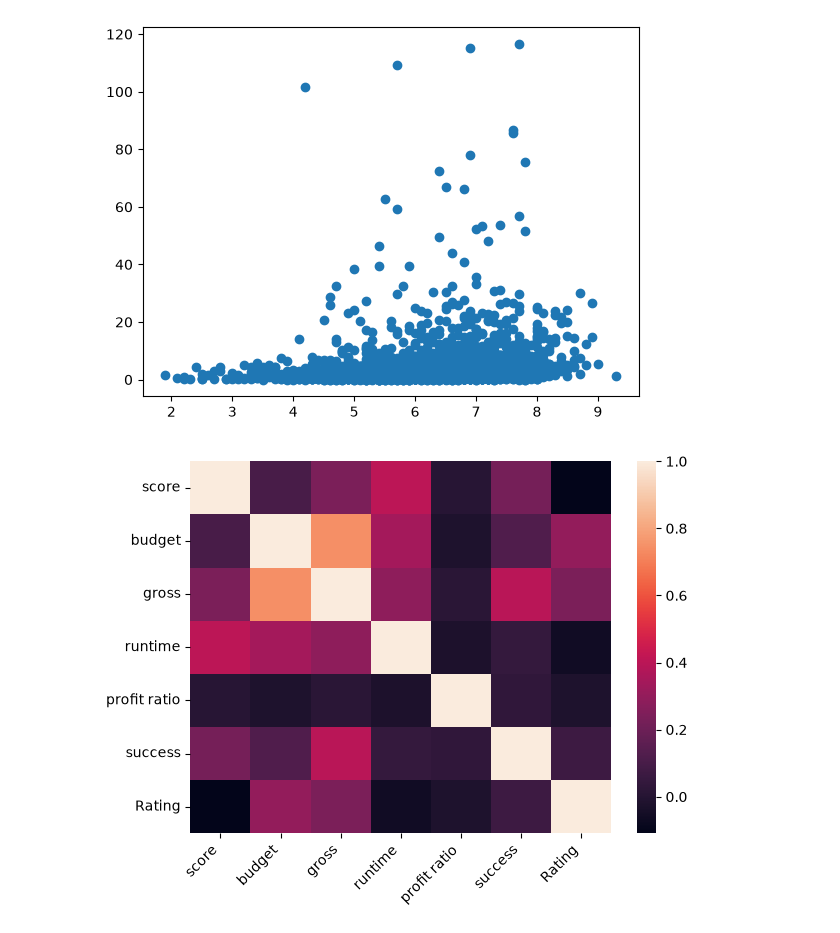
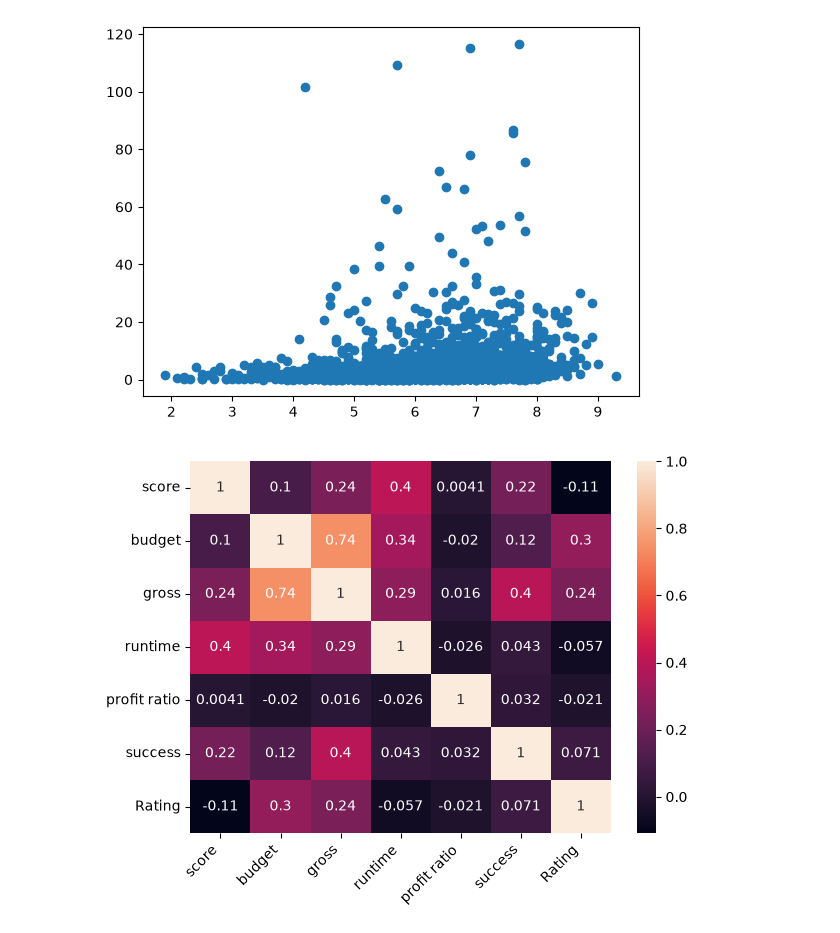
Before and after one commit to Donov124/CMSE202_Git_Started, a Jupyter notebook: Project_Planning/USonly_initial_processing.ipynb, the cells around one changed output. Drawn from its saved outputs; the diff is of its cells as text; code cells hidden in the pictures.

```diff
--- a/Project_Planning/USonly_initial_processing.ipynb
+++ b/Project_Planning/USonly_initial_processing.ipynb
@@ -141,26 +141,26 @@ plt.scatter(us_movies_clean_remove_profit_ratio_outliers["score"], us_movies_cle
 # %%
 import seaborn as sns
 import matplotlib.pyplot as plt
 
 us_movies_clean_numerical = us_movies_clean.drop(columns=["name", "rating", "genre", "star", "company"])
 
 for i in us_movies_clean.index:
     if us_movies_clean.loc[i, "rating"] == "G":
         us_movies_clean_numerical.loc[i, "Rating"] = 0
     if us_movies_clean.loc[i, "rating"] == "PG":
         us_movies_clean_numerical.loc[i, "Rating"] = 1
     if us_movies_clean.loc[i, "rating"] == "PG-13":
         us_movies_clean_numerical.loc[i, "Rating"] = 2
     if us_movies_clean.loc[i, "rating"] == "R":
         us_movies_clean_numerical.loc[i, "Rating"] = 3
     else:
         us_movies_clean_numerical.loc[i, "Rating"] = 4
 
 
 
 
-sns.heatmap(us_movies_clean_numerical.corr())
+sns.heatmap(us_movies_clean_numerical.corr(), annot = True)
 plt.xticks(rotation = 45, ha = 'right')
 plt.tight_layout()
 # %% [output]
-[figure, old version]
+[figure, new version]
```
Also changed, not shown: parts of 3 cells of this notebook.
